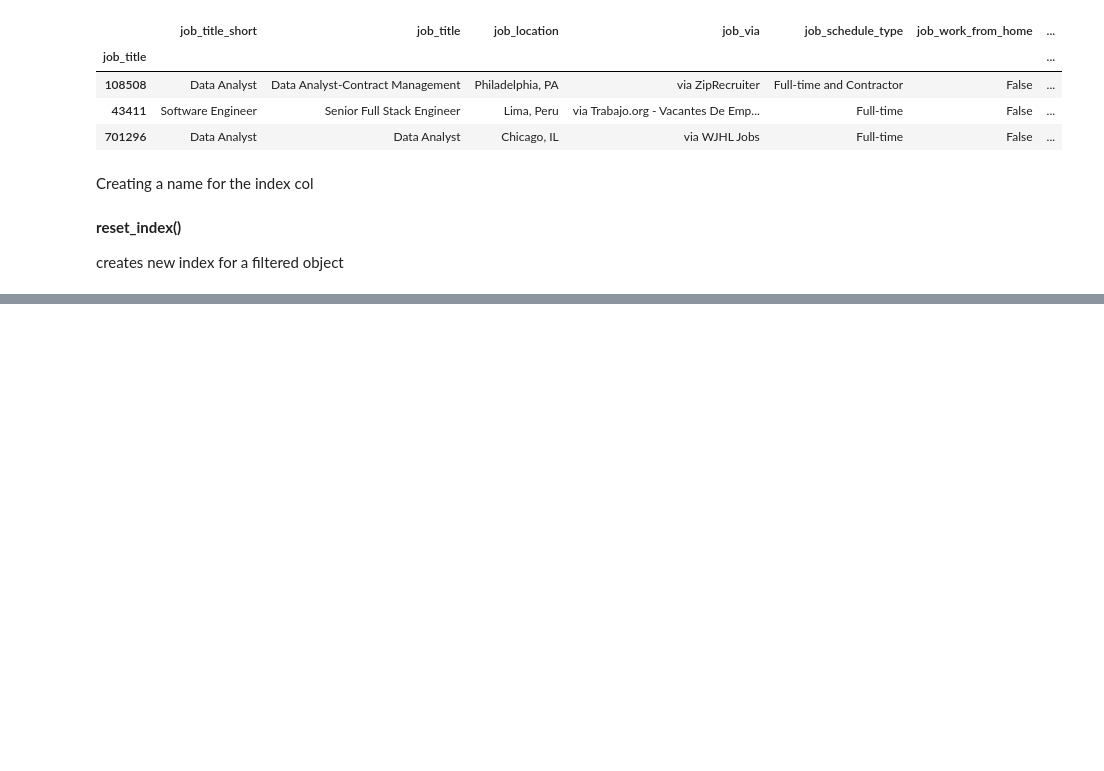
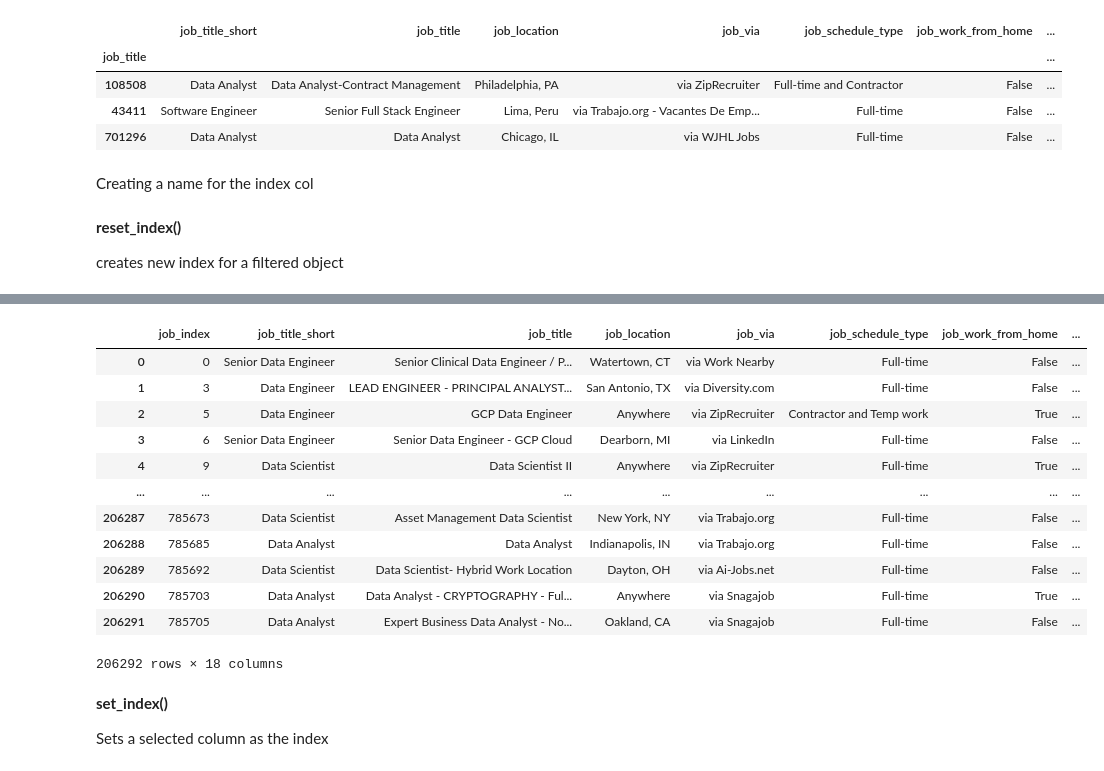
Before and after one commit to okiromosh/Learning-Python-Data, a Jupyter notebook: Python Pandas 6_Index Managment.ipynb, the cells around one changed output, grey strips where cells are left out. Saved outputs shown, nothing was run; the diff lists cells and outputs as text; code cells hidden in the pictures; blank space fills up the shorter version.

```diff
--- a/Python Pandas 6_Index Managment.ipynb
+++ b/Python Pandas 6_Index Managment.ipynb
@@ -44,0 +43,21 @@ df_usa
+# %%
+df_usa.reset_index(inplace=True)
+df_usa
+# %% [output]
+|  | job_index | job_title_short | job_title | job_location | job_via | job_schedule_type | job_work_from_home | ... |
+| 0 | 0 | Senior Data Engineer | Senior Clinical Data Engineer / P... | Watertown, CT | via Work Nearby | Full-time | False | ... |
+| 1 | 3 | Data Engineer | LEAD ENGINEER - PRINCIPAL ANALYST... | San Antonio, TX | via Diversity.com | Full-time | False | ... |
+| 2 | 5 | Data Engineer | GCP Data Engineer | Anywhere | via ZipRecruiter | Contractor and Temp work | True | ... |
+| 3 | 6 | Senior Data Engineer | Senior Data Engineer - GCP Cloud | Dearborn, MI | via LinkedIn | Full-time | False | ... |
+| 4 | 9 | Data Scientist | Data Scientist II | Anywhere | via ZipRecruiter | Full-time | True | ... |
+| ... | ... | ... | ... | ... | ... | ... | ... | ... |
+| 206287 | 785673 | Data Scientist | Asset Management Data Scientist | New York, NY | via Trabajo.org | Full-time | False | ... |
+| 206288 | 785685 | Data Analyst | Data Analyst | Indianapolis, IN | via Trabajo.org | Full-time | False | ... |
+| 206289 | 785692 | Data Scientist | Data Scientist- Hybrid Work Location | Dayton, OH | via Ai-Jobs.net | Full-time | False | ... |
+| 206290 | 785703 | Data Analyst | Data Analyst - CRYPTOGRAPHY - Ful... | Anywhere | via Snagajob | Full-time | True | ... |
+| 206291 | 785705 | Data Analyst | Expert Business Data Analyst - No... | Oakland, CA | via Snagajob | Full-time | False | ... |
+206292 rows × 18 columns
+# %% [markdown]
+**set_index()**
+
+Sets a selected column as the index
```
Also changed, not shown: parts of 7 cells of this notebook.
